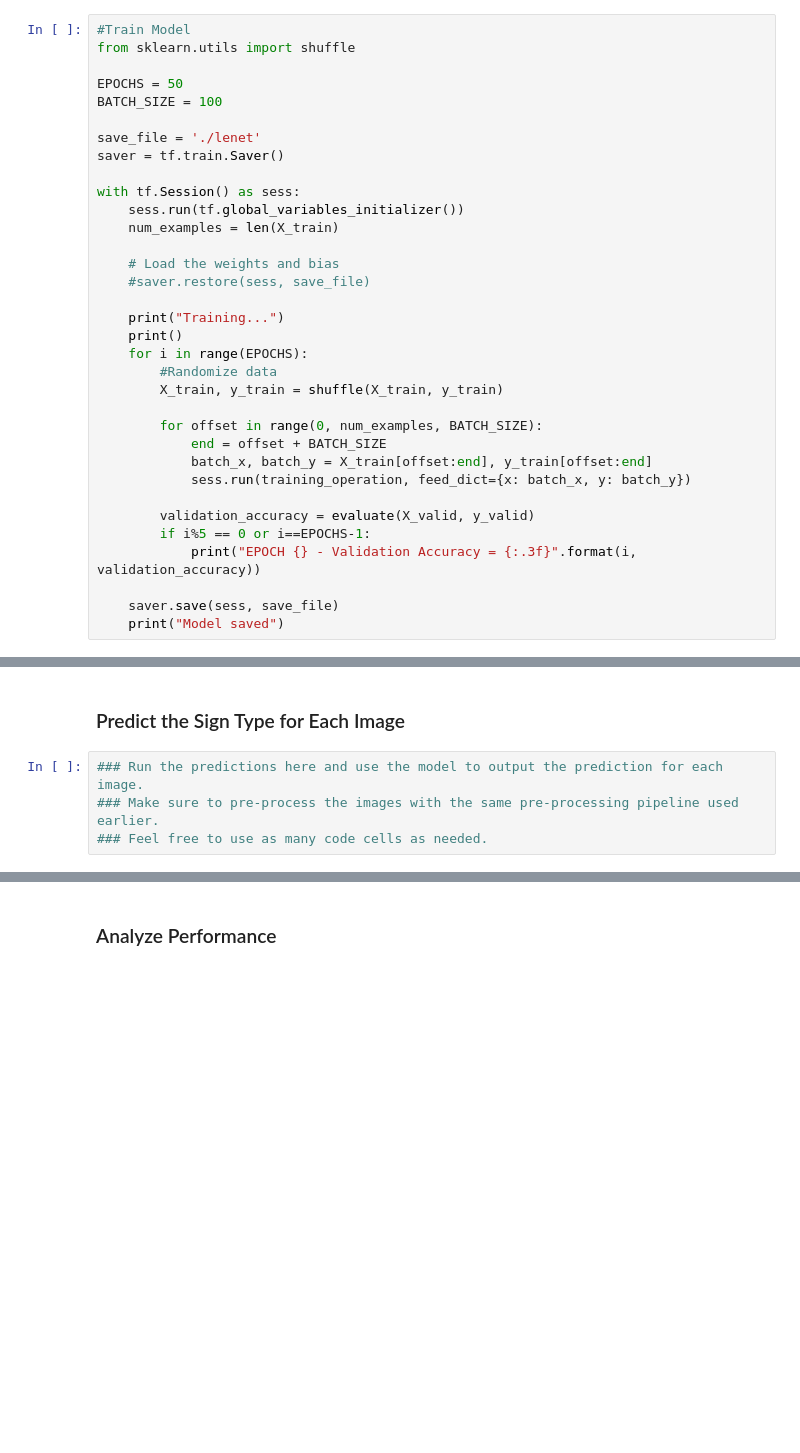
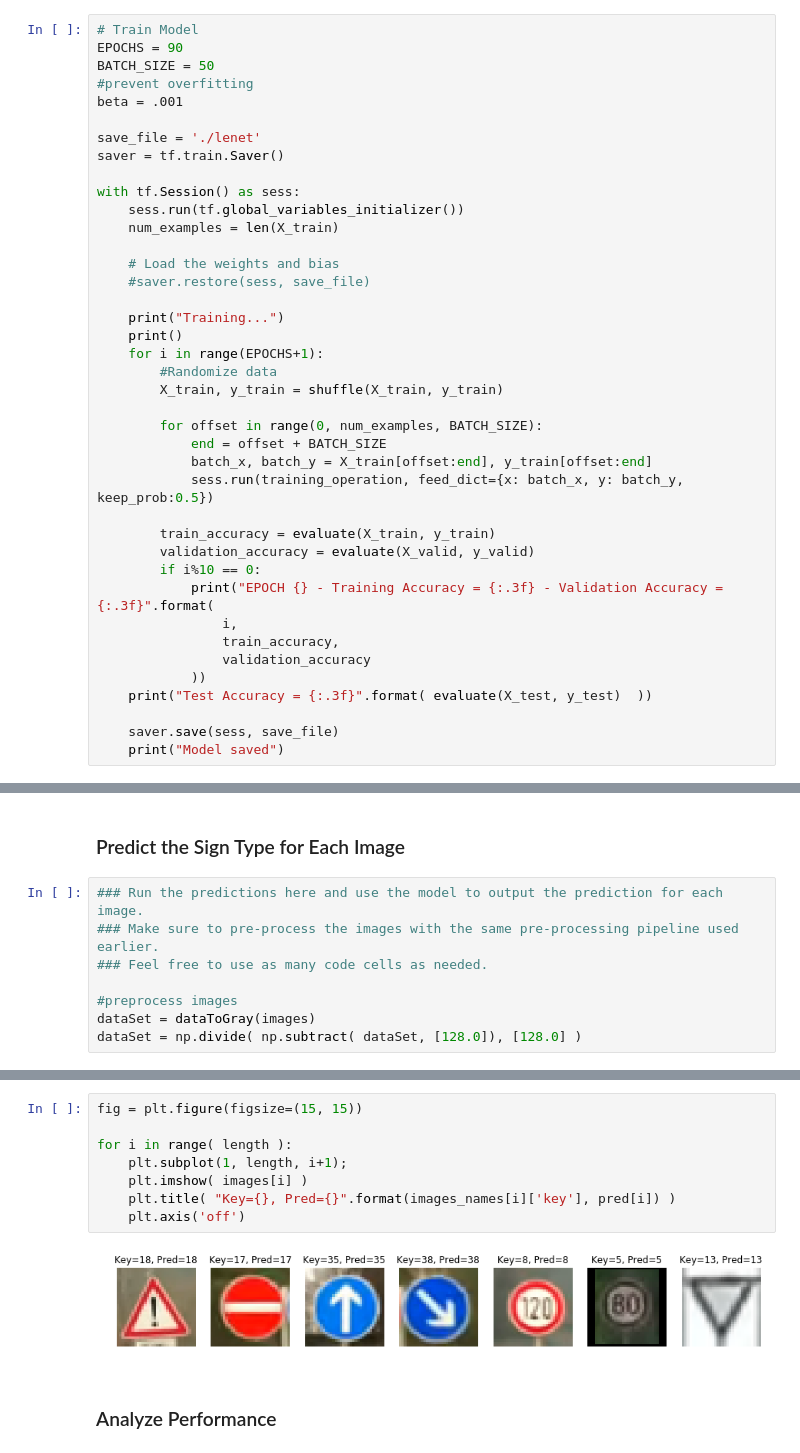
Before and after one commit to AntonioIsas/CarND-Traffic-Sign-Classifier-Project, a Jupyter notebook: Traffic_Sign_Classifier.ipynb, the cells around one changed output, grey strips where cells are left out. Drawn from its saved outputs; the diff is of its cells as text; blank space fills up the shorter version.

```diff
--- a/Traffic_Sign_Classifier.ipynb
+++ b/Traffic_Sign_Classifier.ipynb
@@ -273,11 +290,11 @@ def evaluate(X_data, y_data):
         total_accuracy += (accuracy * len(batch_x))
     return total_accuracy / num_examples
 # %%
-#Train Model
-from sklearn.utils import shuffle
-
-EPOCHS = 50
-BATCH_SIZE = 100
+# Train Model
+EPOCHS = 90
+BATCH_SIZE = 50
+#prevent overfitting
+beta = .001
 
 save_file = './lenet'
 saver = tf.train.Saver()
@@ -291,18 +308,24 @@ with tf.Session() as sess:
 
     print("Training...")
     print()
-    for i in range(EPOCHS):
+    for i in range(EPOCHS+1):
         #Randomize data
         X_train, y_train = shuffle(X_train, y_train)
 
         for offset in range(0, num_examples, BATCH_SIZE):
             end = offset + BATCH_SIZE
             batch_x, batch_y = X_train[offset:end], y_train[offset:end]
-            sess.run(training_operation, feed_dict={x: batch_x, y: batch_y})
+            sess.run(training_operation, feed_dict={x: batch_x, y: batch_y, keep_prob:0.5})
 
+        train_accuracy = evaluate(X_train, y_train)
         validation_accuracy = evaluate(X_valid, y_valid)
-        if i%5 == 0 or i==EPOCHS-1:
-            print("EPOCH {} - Validation Accuracy = {:.3f}".format(i, validation_accuracy))
+        if i%10 == 0:
+            print("EPOCH {} - Training Accuracy = {:.3f} - Validation Accuracy = {:.3f}".format(
+                i,
+                train_accuracy,
+                validation_accuracy
+            ))
+    print("Test Accuracy = {:.3f}".format( evaluate(X_test, y_test)  ))
 
     saver.save(sess, save_file)
     print("Model saved")
@@ -340,3 +393,7 @@ You may find `signnames.csv` useful as it contains mappings from the class id (i
 ### Run the predictions here and use the model to output the prediction for each image.
 ### Make sure to pre-process the images with the same pre-processing pipeline used earlier.
 ### Feel free to use as many code cells as needed.
+
+#preprocess images
+dataSet = dataToGray(images)
+dataSet = np.divide( np.subtract( dataSet, [128.0]), [128.0] )
@@ -343,3 +410,13 @@ You may find `signnames.csv` useful as it contains mappings from the class id (i
+# %%
+fig = plt.figure(figsize=(15, 15))
+
+for i in range( length ):
+    plt.subplot(1, length, i+1);
+    plt.imshow( images[i] )
+    plt.title( "Key={}, Pred={}".format(images_names[i]['key'], pred[i]) )
+    plt.axis('off')
+# %% [output]
+[figure, added]
 # %% [markdown]
 ### Analyze Performance
 # %%
```
Also changed, not shown: parts of 20 cells of this notebook, 5 other files.
